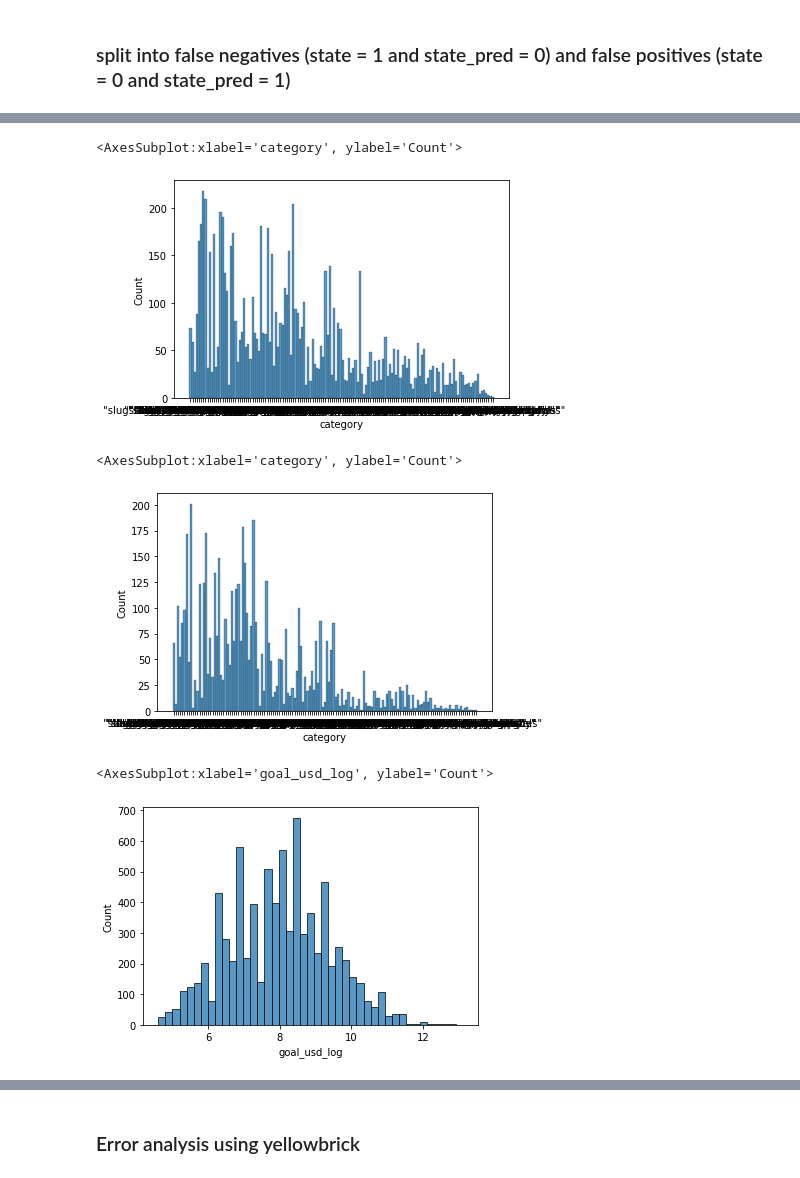
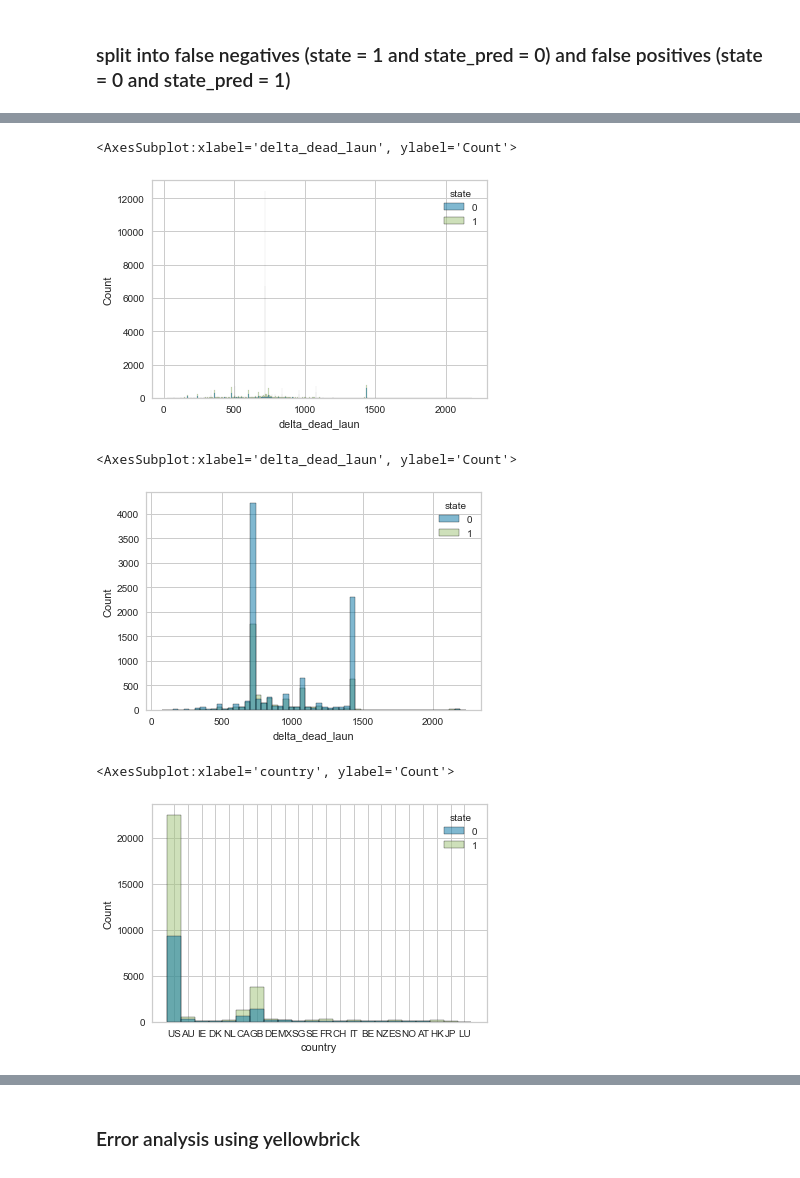
Before and after one commit to laurantirkh/kickstarter-ml, a Jupyter notebook: log_reg.ipynb, the cells around one changed output, grey strips where cells are left out. Cells and saved outputs as stored; diff of their text form; code cells hidden in the pictures.

Commit message:
updated error analysis for log reg (#38)

```diff
--- a/log_reg.ipynb
+++ b/log_reg.ipynb
@@ -270,7 +297,7 @@ Logistic Regression: f1=0.810 auc=0.903
 # %%
 # make new dataframe consisting of X_test, y_test, y_pred
 # use X_test and y_test from before one-hot encoding!
-df_non_cat = pd.read_csv('data/df_eda2.csv')
+df_non_cat = pd.read_csv('data/df_preprocessed_log.csv')
 df_non_cat.info()
 # %% [output]
 <class 'pandas.core.frame.DataFrame'>
@@ -289,4 +318,0 @@ memory usage: 8.6+ MB
-# %%
-# convert target column ('state') to numeric values
-df_non_cat['state'].replace({'failed':0, 'successful':1}, inplace=True)
-df_non_cat.head()
@@ -425,0 +451,5 @@ memory usage: 420.7+ KB
+# %%
+# true positives
+TP = df_error.query('state==1 and state_pred==1')
+TP.info()
+TP.head()
@@ -425,0 +517,5 @@ memory usage: 420.7+ KB
+# %%
+positives = pd.concat([FP,TP], axis=0)
+positives.info()
+# plot category for false positives and true positives
+sns.histplot(x='category', data=positives, hue='state')
@@ -426,19 +584,19 @@ memory usage: 420.7+ KB
 # %%
-# plot category for false positives
-sns.histplot(x='category', data=FP)
+# plot time for false positives and true positives
+sns.histplot(x='delta_dead_laun', data=positives, hue='state')
 # %% [output]
-<AxesSubplot:xlabel='category', ylabel='Count'>
+<AxesSubplot:xlabel='delta_dead_laun', ylabel='Count'>
-[figure, old version]
+[figure, new version]
 # %%
-# plot category for false negatives
-sns.histplot(x='category', data=FN)
+# plot time for false negatives
+sns.histplot(x='delta_dead_laun', data=negatives, hue='state')
 # %% [output]
-<AxesSubplot:xlabel='category', ylabel='Count'>
+<AxesSubplot:xlabel='delta_dead_laun', ylabel='Count'>
-[figure, old version]
+[figure, new version]
 # %%
-# plot goal ins usd for false positives
-sns.histplot(x='goal_usd_log', data=FP)
+# plot country for false positives and true positives
+sns.histplot(x='country', data=positives, hue='state')
 # %% [output]
-<AxesSubplot:xlabel='goal_usd_log', ylabel='Count'>
+<AxesSubplot:xlabel='country', ylabel='Count'>
-[figure, old version]
+[figure, new version]
 # %%
```
Also changed, not shown: parts of 43 cells of this notebook, 2 other files.
